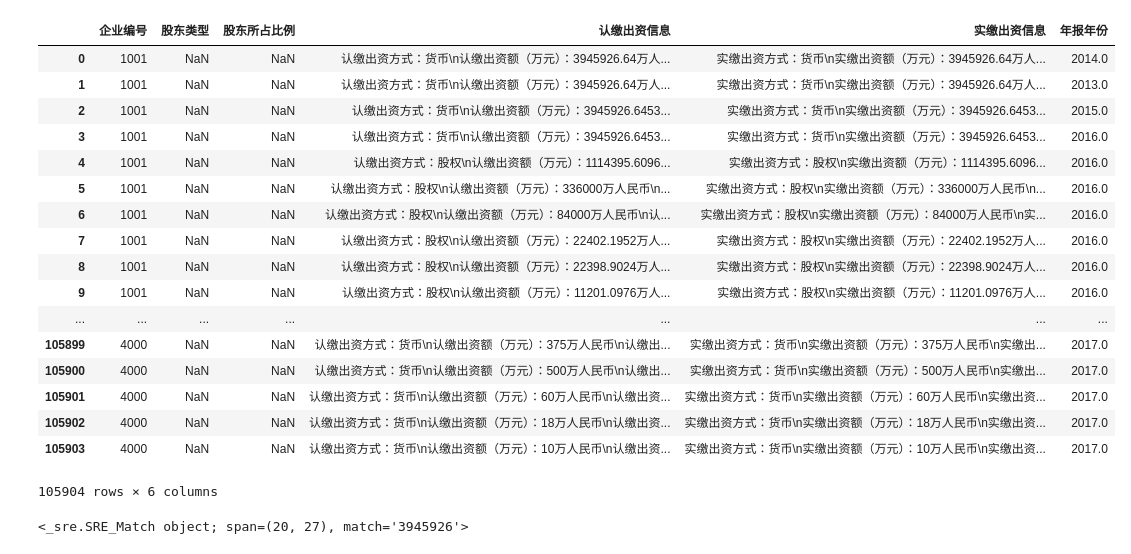
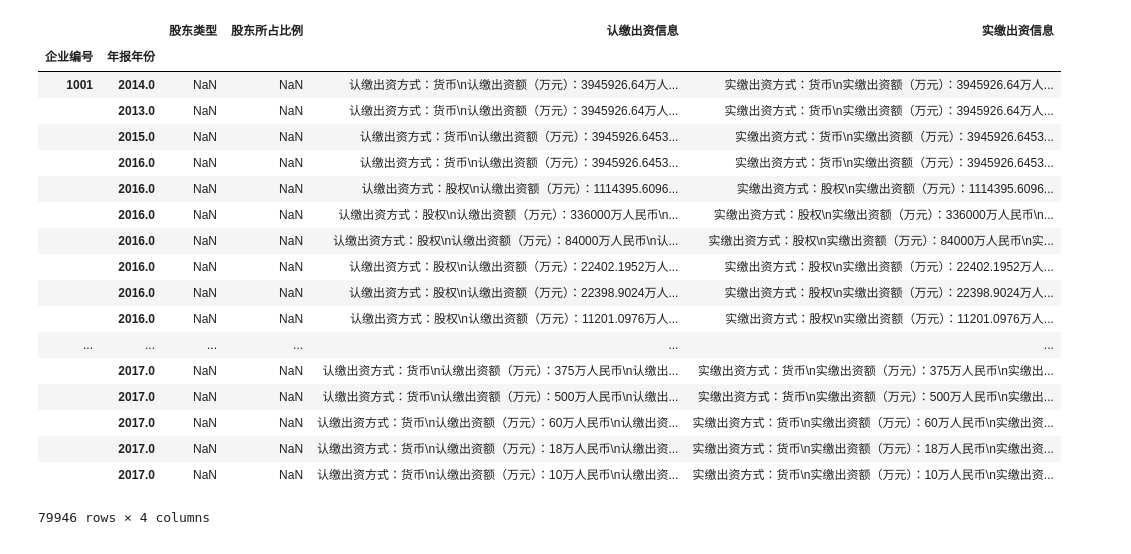
Before and after one commit to CourierKyn/isi-world-cup, a Jupyter notebook: 年报-股东（发起人）及出资信息.ipynb, the cells around one changed output. Drawn from its saved outputs; the diff is of its cells as text; code cells hidden in the pictures.

```diff
--- a/年报-股东（发起人）及出资信息.ipynb
+++ b/年报-股东（发起人）及出资信息.ipynb
@@ -1,30 +1,38 @@
 # %%
+from IPython.display import display
 import pandas as pd
+import csv
+import random
 import re
+# import pyperclip
 import numpy as np
-data=pd.read_excel("赛题1数据材料\赛题1数据集\年报-股东（发起人）及出资信息.xlsx")
+import seaborn as sns
+import requests
+import matplotlib, matplotlib.pyplot as plt
+import pprint
+import os
+import dateutil
+import datetime
+data=pd.read_excel("赛题1数据材料\赛题1数据集\年报-股东（发起人）及出资信息.xlsx").drop_duplicates(keep='first'
+                                                                         ).set_index(["企业编号","年报年份"])
 data
 # %% [output]
-|  | 企业编号 | 股东类型 | 股东所占比例 | 认缴出资信息 | 实缴出资信息 | 年报年份 |
-| 0 | 1001 | NaN | NaN | 认缴出资方式：货币\n认缴出资额（万元）：3945926.64万人... | 实缴出资方式：货币\n实缴出资额（万元）：3945926.64万人... | 2014.0 |
-| 1 | 1001 | NaN | NaN | 认缴出资方式：货币\n认缴出资额（万元）：3945926.64万人... | 实缴出资方式：货币\n实缴出资额（万元）：3945926.64万人... | 2013.0 |
-| 2 | 1001 | NaN | NaN | 认缴出资方式：货币\n认缴出资额（万元）：3945926.6453... | 实缴出资方式：货币\n实缴出资额（万元）：3945926.6453... | 2015.0 |
-| 3 | 1001 | NaN | NaN | 认缴出资方式：货币\n认缴出资额（万元）：3945926.6453... | 实缴出资方式：货币\n实缴出资额（万元）：3945926.6453... | 2016.0 |
-| 4 | 1001 | NaN | NaN | 认缴出资方式：股权\n认缴出资额（万元）：1114395.6096... | 实缴出资方式：股权\n实缴出资额（万元）：1114395.6096... | 2016.0 |
-| 5 | 1001 | NaN | NaN | 认缴出资方式：股权\n认缴出资额（万元）：336000万人民币\n... | 实缴出资方式：股权\n实缴出资额（万元）：336000万人民币\n... | 2016.0 |
-| 6 | 1001 | NaN | NaN | 认缴出资方式：股权\n认缴出资额（万元）：84000万人民币\n认... | 实缴出资方式：股权\n实缴出资额（万元）：84000万人民币\n实... | 2016.0 |
-| 7 | 1001 | NaN | NaN | 认缴出资方式：股权\n认缴出资额（万元）：22402.1952万人... | 实缴出资方式：股权\n实缴出资额（万元）：22402.1952万人... | 2016.0 |
-| 8 | 1001 | NaN | NaN | 认缴出资方式：股权\n认缴出资额（万元）：22398.9024万人... | 实缴出资方式：股权\n实缴出资额（万元）：22398.9024万人... | 2016.0 |
-| 9 | 1001 | NaN | NaN | 认缴出资方式：股权\n认缴出资额（万元）：11201.0976万人... | 实缴出资方式：股权\n实缴出资额（万元）：11201.0976万人... | 2016.0 |
-| ... | ... | ... | ... | ... | ... | ... |
-| 105899 | 4000 | NaN | NaN | 认缴出资方式：货币\n认缴出资额（万元）：375万人民币\n认缴出... | 实缴出资方式：货币\n实缴出资额（万元）：375万人民币\n实缴出... | 2017.0 |
-| 105900 | 4000 | NaN | NaN | 认缴出资方式：货币\n认缴出资额（万元）：500万人民币\n认缴出... | 实缴出资方式：货币\n实缴出资额（万元）：500万人民币\n实缴出... | 2017.0 |
-| 105901 | 4000 | NaN | NaN | 认缴出资方式：货币\n认缴出资额（万元）：60万人民币\n认缴出资... | 实缴出资方式：货币\n实缴出资额（万元）：60万人民币\n实缴出资... | 2017.0 |
-| 105902 | 4000 | NaN | NaN | 认缴出资方式：货币\n认缴出资额（万元）：18万人民币\n认缴出资... | 实缴出资方式：货币\n实缴出资额（万元）：18万人民币\n实缴出资... | 2017.0 |
-| 105903 | 4000 | NaN | NaN | 认缴出资方式：货币\n认缴出资额（万元）：10万人民币\n认缴出资... | 实缴出资方式：货币\n实缴出资额（万元）：10万人民币\n实缴出资... | 2017.0 |
+|  |  | 股东类型 | 股东所占比例 | 认缴出资信息 | 实缴出资信息 |
+| 企业编号 | 年报年份 |  |  |  |  |
+| 1001 | 2014.0 | NaN | NaN | 认缴出资方式：货币\n认缴出资额（万元）：3945926.64万人... | 实缴出资方式：货币\n实缴出资额（万元）：3945926.64万人... |
+|  | 2013.0 | NaN | NaN | 认缴出资方式：货币\n认缴出资额（万元）：3945926.64万人... | 实缴出资方式：货币\n实缴出资额（万元）：3945926.64万人... |
+|  | 2015.0 | NaN | NaN | 认缴出资方式：货币\n认缴出资额（万元）：3945926.6453... | 实缴出资方式：货币\n实缴出资额（万元）：3945926.6453... |
+|  | 2016.0 | NaN | NaN | 认缴出资方式：货币\n认缴出资额（万元）：3945926.6453... | 实缴出资方式：货币\n实缴出资额（万元）：3945926.6453... |
+|  | 2016.0 | NaN | NaN | 认缴出资方式：股权\n认缴出资额（万元）：1114395.6096... | 实缴出资方式：股权\n实缴出资额（万元）：1114395.6096... |
+|  | 2016.0 | NaN | NaN | 认缴出资方式：股权\n认缴出资额（万元）：336000万人民币\n... | 实缴出资方式：股权\n实缴出资额（万元）：336000万人民币\n... |
+|  | 2016.0 | NaN | NaN | 认缴出资方式：股权\n认缴出资额（万元）：84000万人民币\n认... | 实缴出资方式：股权\n实缴出资额（万元）：84000万人民币\n实... |
+|  | 2016.0 | NaN | NaN | 认缴出资方式：股权\n认缴出资额（万元）：22402.1952万人... | 实缴出资方式：股权\n实缴出资额（万元）：22402.1952万人... |
+|  | 2016.0 | NaN | NaN | 认缴出资方式：股权\n认缴出资额（万元）：22398.9024万人... | 实缴出资方式：股权\n实缴出资额（万元）：22398.9024万人... |
+|  | 2016.0 | NaN | NaN | 认缴出资方式：股权\n认缴出资额（万元）：11201.0976万人... | 实缴出资方式：股权\n实缴出资额（万元）：11201.0976万人... |
+| ... | ... | ... | ... | ... | ... |
+|  | 2017.0 | NaN | NaN | 认缴出资方式：货币\n认缴出资额（万元）：375万人民币\n认缴出... | 实缴出资方式：货币\n实缴出资额（万元）：375万人民币\n实缴出... |
+|  | 2017.0 | NaN | NaN | 认缴出资方式：货币\n认缴出资额（万元）：500万人民币\n认缴出... | 实缴出资方式：货币\n实缴出资额（万元）：500万人民币\n实缴出... |
+|  | 2017.0 | NaN | NaN | 认缴出资方式：货币\n认缴出资额（万元）：60万人民币\n认缴出资... | 实缴出资方式：货币\n实缴出资额（万元）：60万人民币\n实缴出资... |
+|  | 2017.0 | NaN | NaN | 认缴出资方式：货币\n认缴出资额（万元）：18万人民币\n认缴出资... | 实缴出资方式：货币\n实缴出资额（万元）：18万人民币\n实缴出资... |
+|  | 2017.0 | NaN | NaN | 认缴出资方式：货币\n认缴出资额（万元）：10万人民币\n认缴出资... | 实缴出资方式：货币\n实缴出资额（万元）：10万人民币\n实缴出资... |
-105904 rows × 6 columns
+79946 rows × 4 columns
-# %%
-str1="认缴出资方式：货币\n认缴出资额（万元）：3945926万人民币\n认缴出资日期：20.."
-re.search('\d+', str1, flags=0)
-# %% [output]
-<_sre.SRE_Match object; span=(20, 27), match='3945926'>
```
Also changed, not shown: parts of 7 cells of this notebook, 24 other files.
